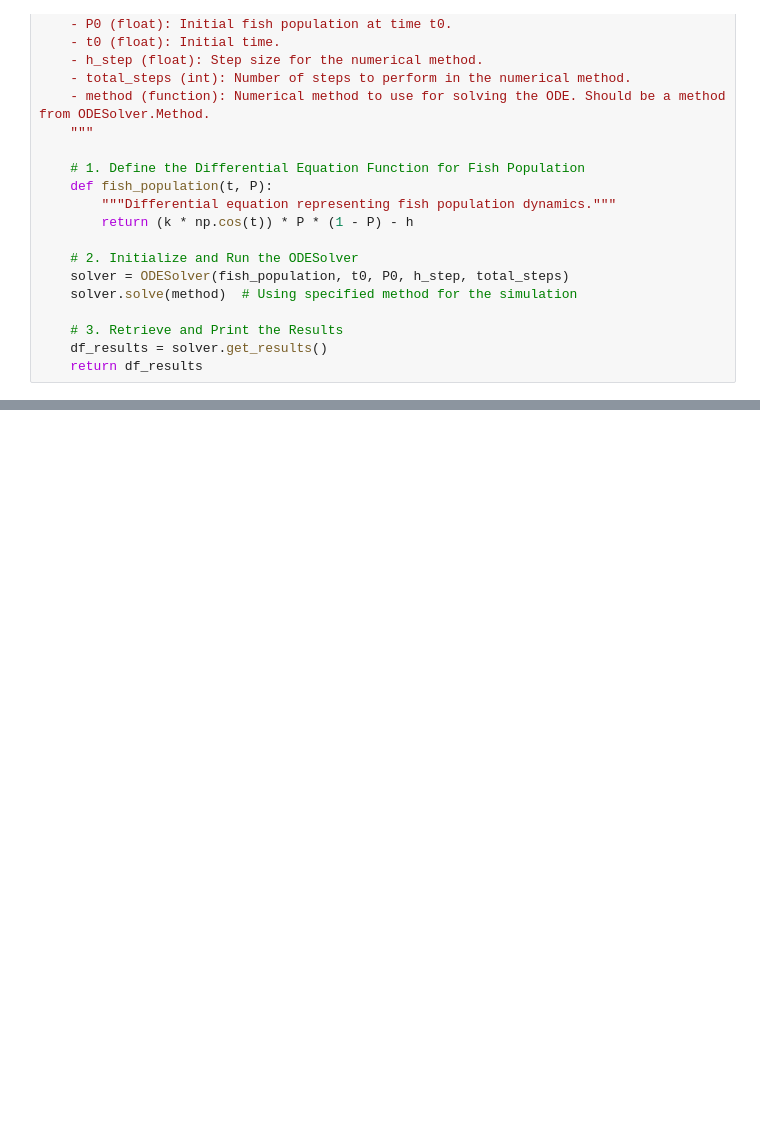
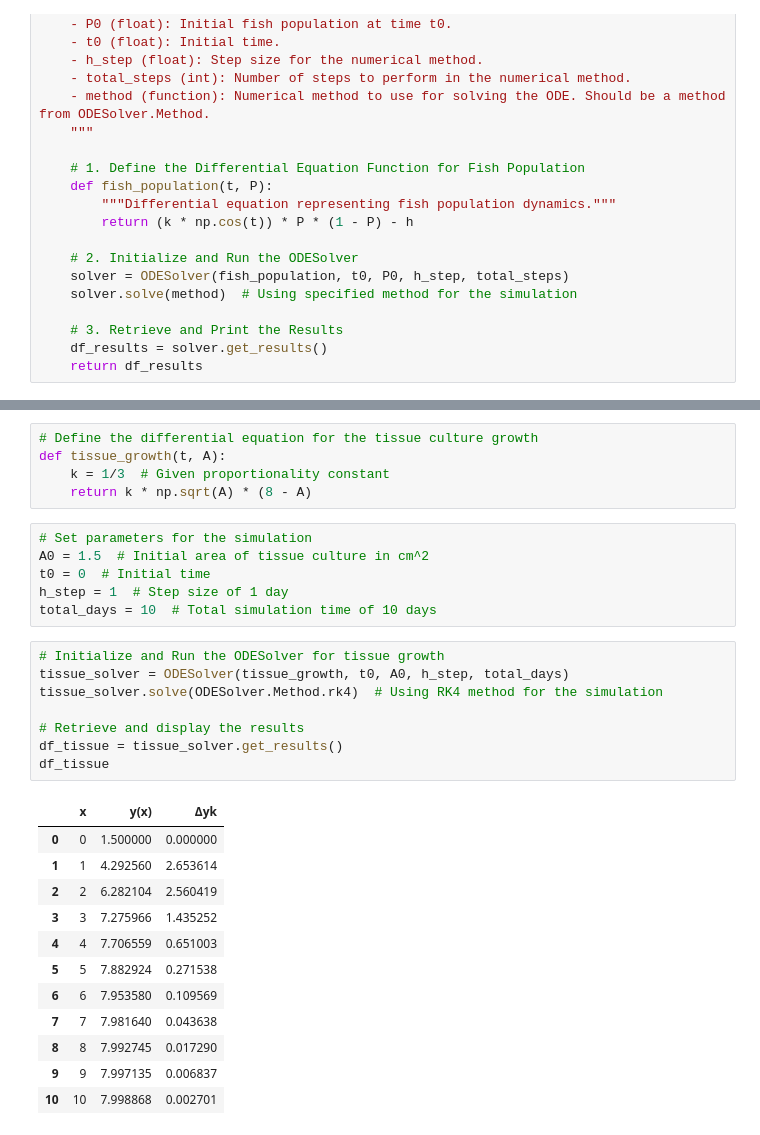
Before and after one commit to etietopabraham/Numerical-ODE-Solver, a Jupyter notebook: Numerical_ODE_Solver.ipynb, the cells around one changed output, grey strips where cells are left out. Saved outputs shown, nothing was run; the diff lists cells and outputs as text; blank space fills up the shorter version.

```diff
--- a/Numerical_ODE_Solver.ipynb
+++ b/Numerical_ODE_Solver.ipynb
@@ -454,0 +381,32 @@ chart
+# %%
+# Define the differential equation for the tissue culture growth
+def tissue_growth(t, A):
+    k = 1/3  # Given proportionality constant
+    return k * np.sqrt(A) * (8 - A)
+# %%
+# Set parameters for the simulation
+A0 = 1.5  # Initial area of tissue culture in cm^2
+t0 = 0  # Initial time
+h_step = 1  # Step size of 1 day
+total_days = 10  # Total simulation time of 10 days
+# %%
+# Initialize and Run the ODESolver for tissue growth
+tissue_solver = ODESolver(tissue_growth, t0, A0, h_step, total_days)
+tissue_solver.solve(ODESolver.Method.rk4)  # Using RK4 method for the simulation
+
+# Retrieve and display the results
+df_tissue = tissue_solver.get_results()
+df_tissue
+# %% [output]
+|  | x | y(x) | Δyk |
+| 0 | 0 | 1.500000 | 0.000000 |
+| 1 | 1 | 4.292560 | 2.653614 |
+| 2 | 2 | 6.282104 | 2.560419 |
+| 3 | 3 | 7.275966 | 1.435252 |
+| 4 | 4 | 7.706559 | 0.651003 |
+| 5 | 5 | 7.882924 | 0.271538 |
+| 6 | 6 | 7.953580 | 0.109569 |
+| 7 | 7 | 7.981640 | 0.043638 |
+| 8 | 8 | 7.992745 | 0.017290 |
+| 9 | 9 | 7.997135 | 0.006837 |
+| 10 | 10 | 7.998868 | 0.002701 |
```
Also changed, not shown: parts of 10 cells of this notebook.
